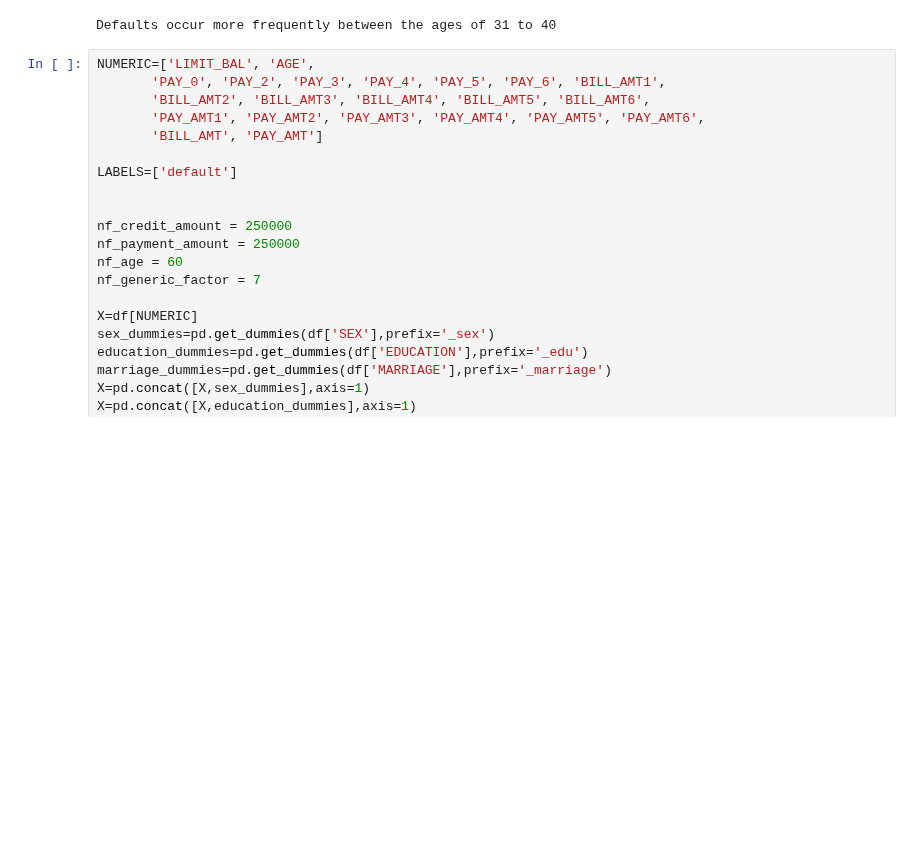
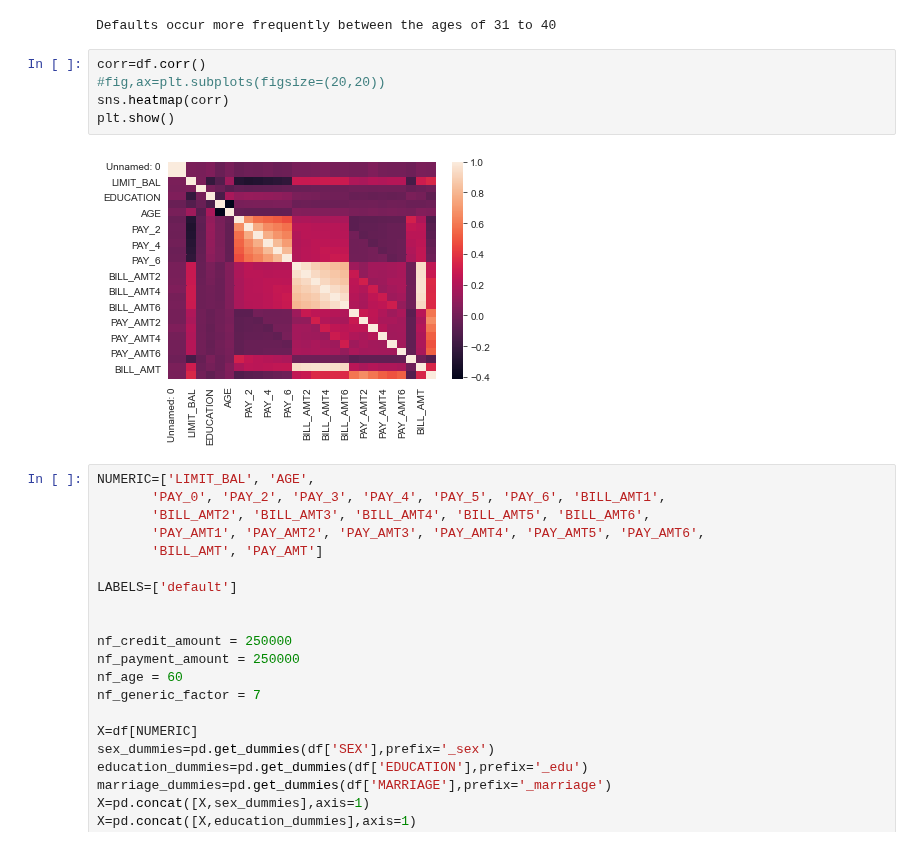
Before and after one commit to Andru-1987/python-deep-learning, a Jupyter notebook: Credit Card Default usings Keras Default Prediction.ipynb, the cells around one changed output. Drawn from its saved outputs; the diff is of its cells as text; blank space fills up the shorter version.

```diff
--- a/Credit Card Default usings Keras Default Prediction.ipynb
+++ b/Credit Card Default usings Keras Default Prediction.ipynb
@@ -63,6 +63,13 @@ print("Defaults occur more frequently between the ages of 31 to 40")
 # %% [output]
 [figure]
 Defaults occur more frequently between the ages of 31 to 40
+# %%
+corr=df.corr()
+#fig,ax=plt.subplots(figsize=(20,20))
+sns.heatmap(corr)
+plt.show()
+# %% [output]
+[figure, added]
 # %%
 NUMERIC=['LIMIT_BAL', 'AGE',
        'PAY_0', 'PAY_2', 'PAY_3', 'PAY_4', 'PAY_5', 'PAY_6', 'BILL_AMT1',
```
Also changed, not shown: parts of 2 cells of this notebook.
